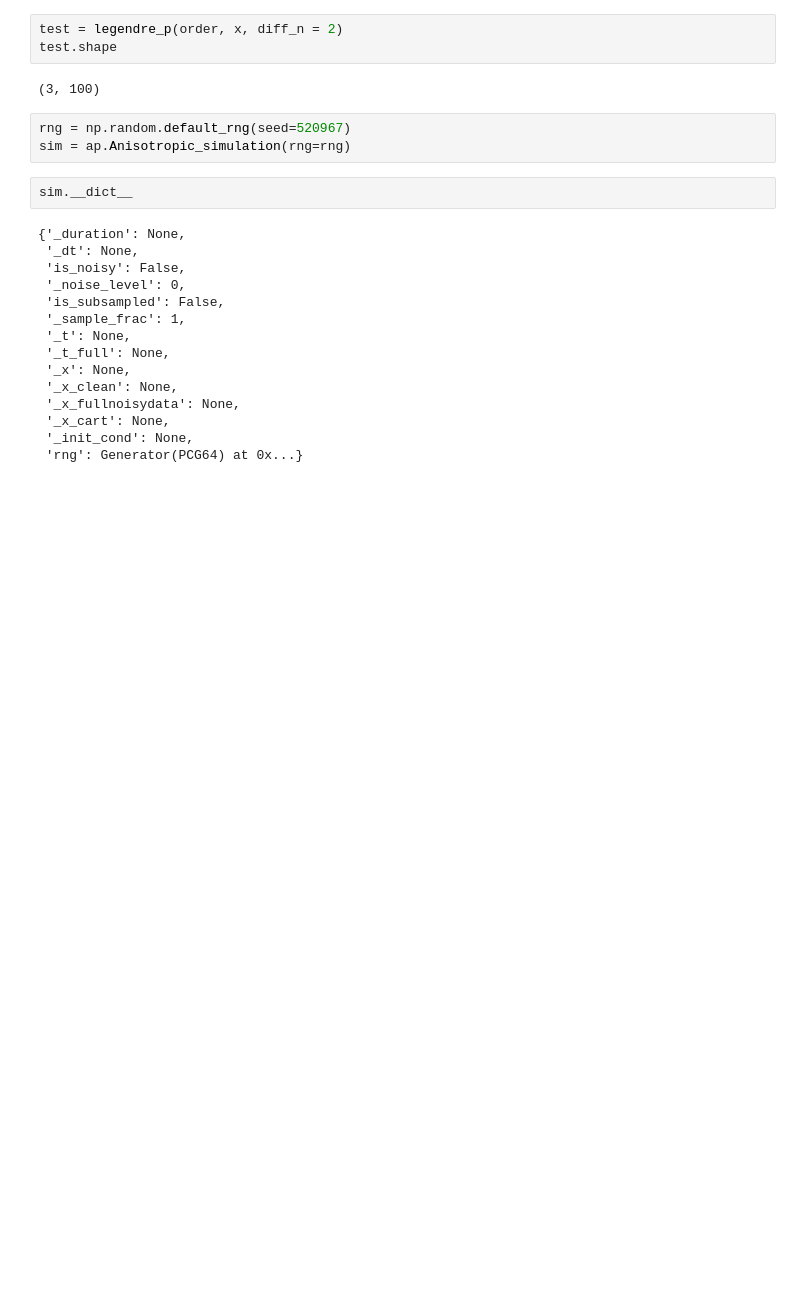
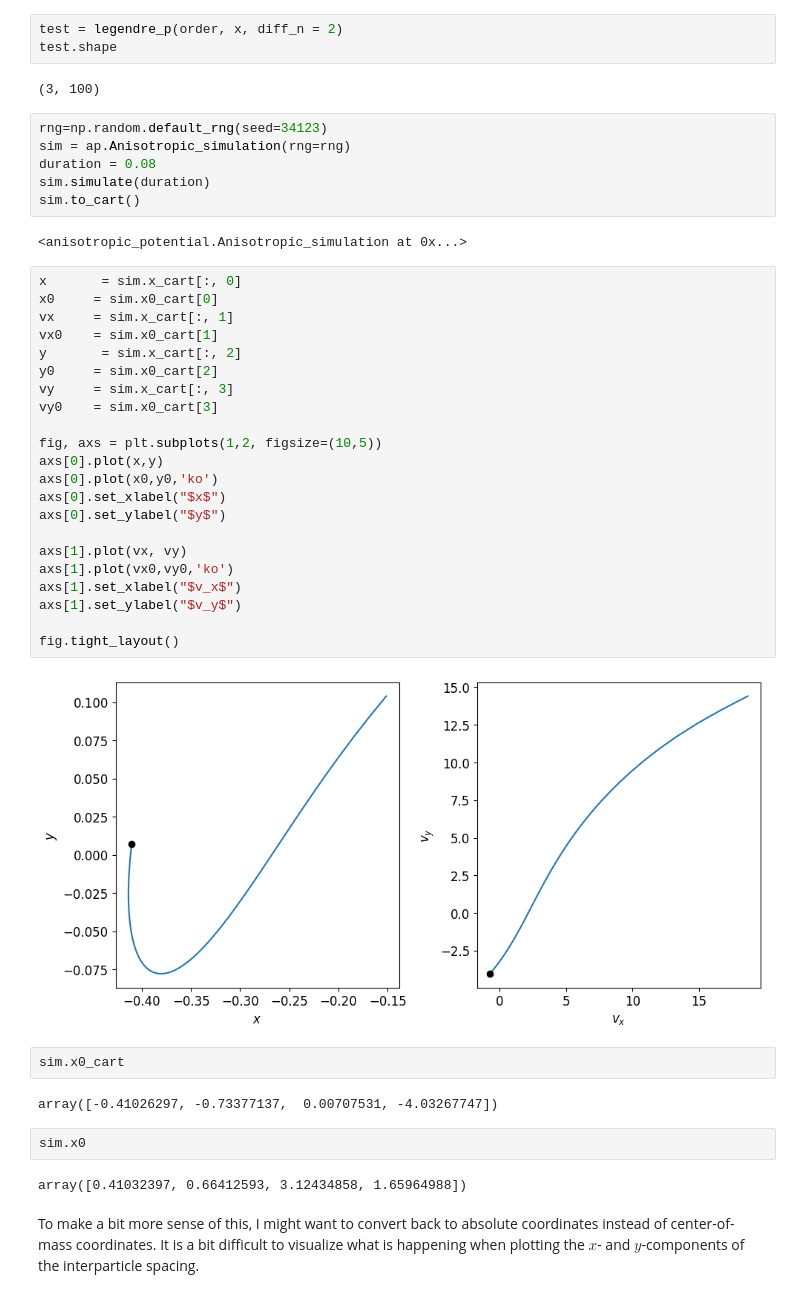
Before and after one commit to zbrookshowe/yukawa-sindy, a Jupyter notebook: anisotropic_potential/anisotropic_potential.ipynb, the cells around one changed output. Cells and saved outputs as stored; diff of their text form; blank space fills up the shorter version.

```diff
--- a/anisotropic_potential/anisotropic_potential.ipynb
+++ b/anisotropic_potential/anisotropic_potential.ipynb
@@ -70,22 +70,44 @@ test.shape
 # %% [output]
 (3, 100)
 # %%
-rng = np.random.default_rng(seed=520967)
+rng=np.random.default_rng(seed=34123)
 sim = ap.Anisotropic_simulation(rng=rng)
+duration = 0.08
+sim.simulate(duration)
+sim.to_cart()
+# %% [output]
+<anisotropic_potential.Anisotropic_simulation at 0x...>
-# %%
-sim.__dict__
-# %% [output]
-{'_duration': None,
- '_dt': None,
- 'is_noisy': False,
- '_noise_level': 0,
- 'is_subsampled': False,
- '_sample_frac': 1,
- '_t': None,
- '_t_full': None,
- '_x': None,
- '_x_clean': None,
- '_x_fullnoisydata': None,
- '_x_cart': None,
- '_init_cond': None,
- 'rng': Generator(PCG64) at 0x...}
+# %%
+x       = sim.x_cart[:, 0]
+x0     = sim.x0_cart[0]
+vx     = sim.x_cart[:, 1]
+vx0    = sim.x0_cart[1]
+y       = sim.x_cart[:, 2]
+y0     = sim.x0_cart[2]
+vy     = sim.x_cart[:, 3]
+vy0    = sim.x0_cart[3]
+
+fig, axs = plt.subplots(1,2, figsize=(10,5))
+axs[0].plot(x,y)
+axs[0].plot(x0,y0,'ko')
+axs[0].set_xlabel("$x$")
+axs[0].set_ylabel("$y$")
+
+axs[1].plot(vx, vy)
+axs[1].plot(vx0,vy0,'ko')
+axs[1].set_xlabel("$v_x$")
+axs[1].set_ylabel("$v_y$")
+
+fig.tight_layout()
+# %% [output]
+[figure, added]
+# %%
+sim.x0_cart
+# %% [output]
+array([-0.41026297, -0.73377137,  0.00707531, -4.03267747])
+# %%
+sim.x0
+# %% [output]
+array([0.41032397, 0.66412593, 3.12434858, 1.65964988])
+# %% [markdown]
+To make a bit more sense of this, I might want to convert back to absolute coordinates instead of center-of-mass coordinates. It is a bit difficult to visualize what is happening when plotting the $x$- and $y$-components of the interparticle spacing.
```
Also changed, not shown: 1 other file.
